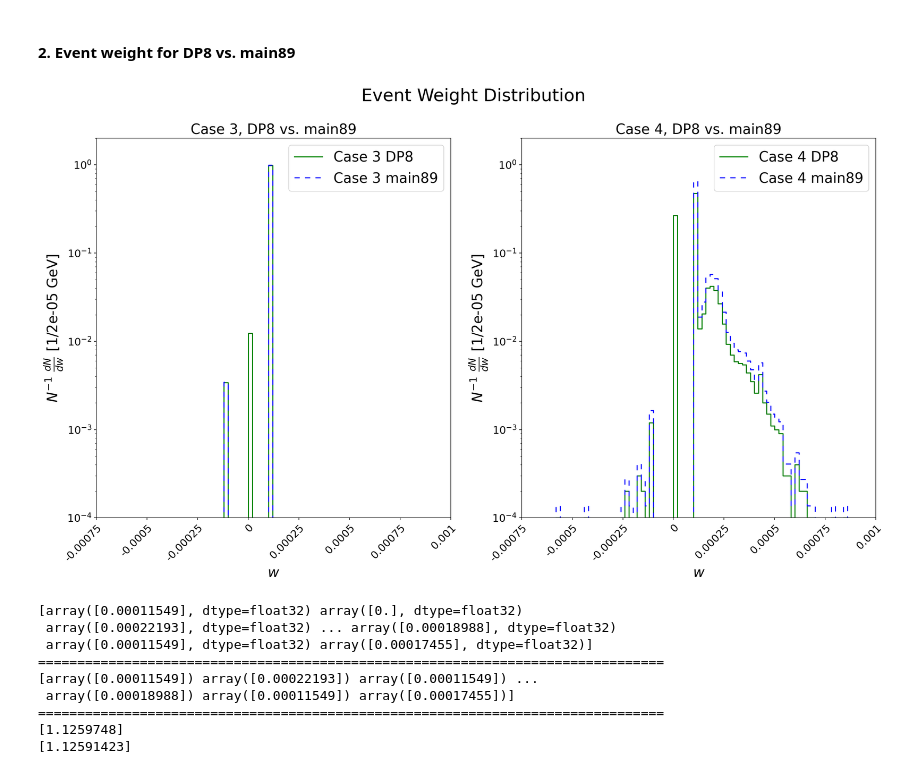
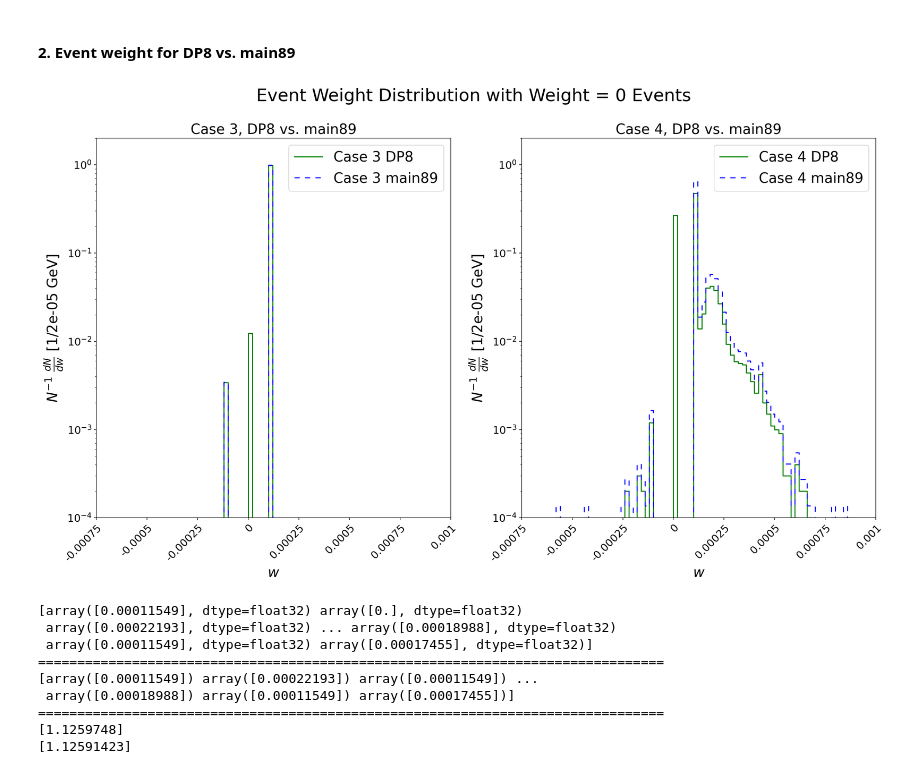
Before and after one commit to YW-Hsiao/SVJ_CKKWL, a Jupyter notebook: s-channel_ckkwl-v2/Analysis/Plot-1_main89_DP8_event_weight.ipynb, the cells around one changed output. Cells and saved outputs as stored; diff of their text form; code cells hidden in the pictures.

```diff
--- a/s-channel_ckkwl-v2/Analysis/Plot-1_main89_DP8_event_weight.ipynb
+++ b/s-channel_ckkwl-v2/Analysis/Plot-1_main89_DP8_event_weight.ipynb
@@ -373,7 +364,7 @@ axs[1].step(bins1_2[:-1], hist1_2/np.sum(hist1_2), where='post',
 
 # 4. axes setting
 # title and legend
-fig1_2.suptitle("Event Weight Distribution", fontsize=25)
+fig1_2.suptitle("Event Weight Distribution with Weight = 0 Events", fontsize=25)
 axs[0].legend(fontsize=20)
 axs[1].legend(fontsize=20)
 # sub-title and x & y labels
@@ -385,45 +376,34 @@ axs[1].set_title("Case 4, DP8 vs. main89", fontsize=20)
 axs[1].set_xlabel("$w$", fontsize=20)
 axs[1].set_ylabel(ylabel, fontsize=20)
 # x & y axes limits, scales, and tick
 axs[0].set_xlim(-0.00075, 0.001)
 axs[0].set_ylim(1/10000, 2)
 axs[0].set_yscale('log')
 axs[0].tick_params(axis='both', labelsize=15)
 axs[0].set_xticks([-0.00075, -0.0005, -0.00025, 0.,
                    0.00025, 0.0005, 0.00075, 0.001])
 xticklabels_0 = ["-0.00075", "-0.0005", "-0.00025", "$0$",
                  "0.00025", "0.0005", "0.00075", "0.001"]
 axs[0].set_xticklabels(xticklabels_0)
 axs[1].set_xlim(-0.00075, 0.001)
 axs[1].set_ylim(1/10000, 2)
 axs[1].set_yscale('log')
 axs[1].tick_params(axis='both', labelsize=15)
 axs[1].set_xticks([-0.00075, -0.0005, -0.00025, 0.,
                    0.00025, 0.0005, 0.00075, 0.001])
 xticklabels_1 = ["-0.00075", "-0.0005", "-0.00025", "$0$",
                  "0.00025", "0.0005", "0.00075", "0.001"]
 axs[1].set_xticklabels(xticklabels_1)
 # Rotate the tick labels and set their alignment.
 plt.setp(axs[0].get_xticklabels(), rotation=45, ha="right",
          rotation_mode="anchor")
 plt.setp(axs[1].get_xticklabels(), rotation=45, ha="right",
          rotation_mode="anchor")
 
-# 5. text
-# tex1 = "$\sqrt{s} = 14$ TeV"
-# tex2 = "$\mathcal{L} = $"+str(int(LUMINOSITY/1000))+" $\mathrm{fb}^{-1}$"
-# tex3 = "$m_{Z^\prime} = 1500$ GeV"
-# axs[0].text(100, 0.5, tex1, fontsize=20)
-# axs[0].text(100, 0.3, tex2, fontsize=20)
-# axs[0].text(100, 0.18, tex3, fontsize=20)
-# axs[1].text(100, 0.5, tex1, fontsize=20)
-# axs[1].text(100, 0.3, tex2, fontsize=20)
-# axs[1].text(100, 0.18, tex3, fontsize=20)
-
 plt.savefig("figures-1/fig3-2_weight_DP8_main89.pdf")
 plt.show()
 # %% [output]
-[figure, old version]
+[figure, new version]
 # %%
 print(weight_DP8_c4)
 print('='*80)
```
Also changed, not shown: parts of 14 cells of this notebook, 23 other files.
